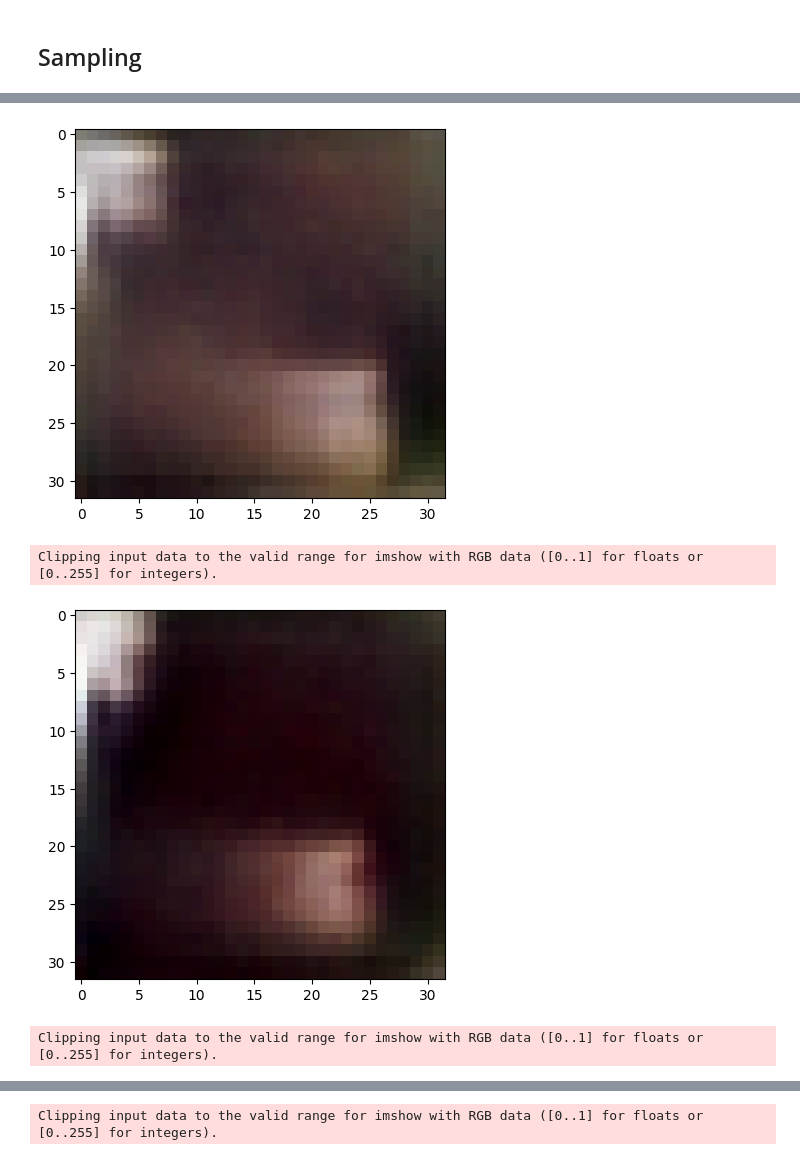
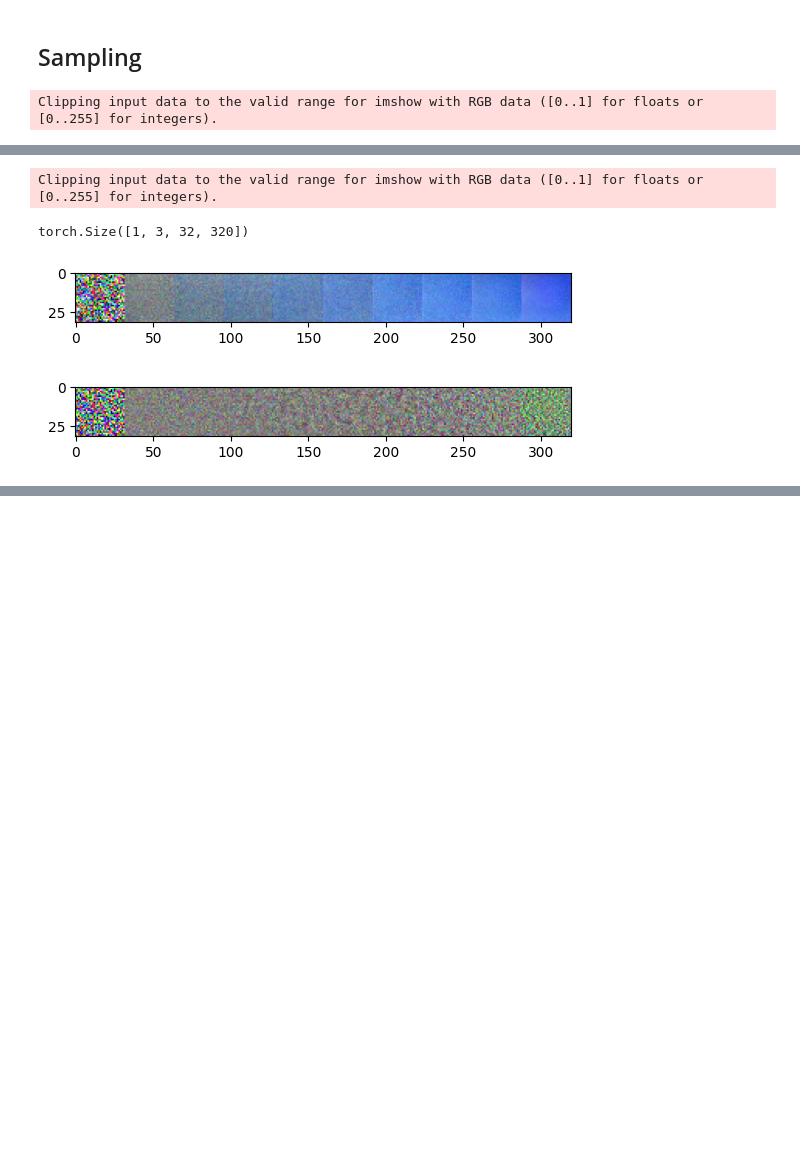
Before and after one commit to Nasotro/Diffusion-Implementation, a Jupyter notebook: v2.ipynb, the cells around one changed output, grey strips where cells are left out. Saved outputs shown, nothing was run; the diff lists cells and outputs as text; code cells hidden in the pictures; blank space fills up the shorter version.

```diff
--- a/v2.ipynb
+++ b/v2.ipynb
@@ -188,15 +188,18 @@ def init_weights(m):
 # %% [markdown]
 ### Eval
 # %%
-def eval_model(model:nn.Module, criterion, device):
+def eval_model(model:nn.Module, _test_loader, criterion, device):
     model.eval()
+    losses = []
     with torch.no_grad():
-        for i, (noisy_imgs, noises, time_steps, labels) in enumerate(test_loader):
+        for i, (noisy_imgs, noises, time_steps, labels) in enumerate(_test_loader):
             noisy_imgs, noises, time_steps, labels = noisy_imgs.to(device), noises.to(device), time_steps.to(device), labels.to(device)
             outputs = model(noisy_imgs, time_steps, labels)
             loss = criterion(outputs, noises)
+            losses.append(loss.item())
+            # print(loss, losses)
             # print(f"Batch {i}, Loss: {loss.item()}")
-            return loss.item()
+    return sum(losses)/len(losses)
 # %% [markdown]
 ### Training Loop
 # %%
@@ -313,11 +327,17 @@ xt = torch.randn((n_samples, 3, 32, 32)).to(device)
 T = max_time_steps
 s = 0.008
 
-label = torch.tensor([6], device=device)
+# 'plane', 'car', 'bird', 'cat', 'deer', 'dog', 'frog', 'horse', 'ship', 'truck'
+label = torch.tensor([0], device=device)
+
+full_img = torch.tensor([], device=device)
+full_predicted_noise = torch.tensor([], device=device)
+
 
 # print(CosineNoise.get_alpha_t(T))
-for _ in range(5):
+for _ in range(1):
     with torch.no_grad():
+        xt = torch.randn((n_samples, 3, 32, 32)).to(device)
         for t in torch.arange(max_time_steps, 0, -1):
             t = t.expand((n_samples)).to(device)
             a_t = CosineNoise.get_alpha_t(t)
@@ -328,12 +348,17 @@ for _ in range(5):
             epsilon = net(xt, t, label)
             a = ((1 - a_t)/(torch.sqrt(1 - alpha_t_barre))).view(n_samples, 1, 1, 1)
             b = (1/torch.sqrt(a_t)).view(n_samples, 1, 1, 1)
+
+            if t.item() % (max_time_steps / 10) == 0:
+                full_img = torch.cat((full_img, xt), 3)
+                full_predicted_noise = torch.cat((full_predicted_noise, epsilon), 3)
+
             # print(t[0].item(), a_t[0].item(), alpha_t_barre[0].item(), sigma[0].item(), a[0].item(), b[0].item(), z.shape, epsilon.shape, sep=' | ')
             # print(xt.shape, epsilon.shape)
 
             # xt = b*(xt - a*epsilon) + sigma*z
 
-            # xt = torch.sqrt(1- a_t).view(n_samples, 1, 1, 1) * epsilon + sigma * z
+            # xt = torch.sqrt(1 - a_t).view(n_samples, 1, 1, 1) * epsilon + sigma * z
 
             xt = b * (xt - torch.sqrt(1-alpha_t_barre)*epsilon) + sigma*z
 
@@ -341,4 +366,8 @@ for _ in range(5):
             # print(xt[0])
 
         show_image(xt[0])
+print(full_img.shape)
+show_image(full_img[0])
+show_image(full_predicted_noise[0])
 # %% [output]
+Clipping input data to the valid range for imshow with RGB data ([0..1] for floats or [0..255] for integers).
@@ -346,4 +375,4 @@ for _ in range(5):
+Clipping input data to the valid range for imshow with RGB data ([0..1] for floats or [0..255] for integers).
+torch.Size([1, 3, 32, 320])
-[figure, old version]
+[figure, new version]
-Clipping input data to the valid range for imshow with RGB data ([0..1] for floats or [0..255] for integers).
-[figure, old version]
+[figure, new version]
-Clipping input data to the valid range for imshow with RGB data ([0..1] for floats or [0..255] for integers).
@@ -351 +378,0 @@ Clipping input data to the valid range for imshow with RGB data ([0..1] for floa
-Clipping input data to the valid range for imshow with RGB data ([0..1] for floats or [0..255] for integers).
```
Also changed, not shown: parts of 7 cells of this notebook, 7 other files.
